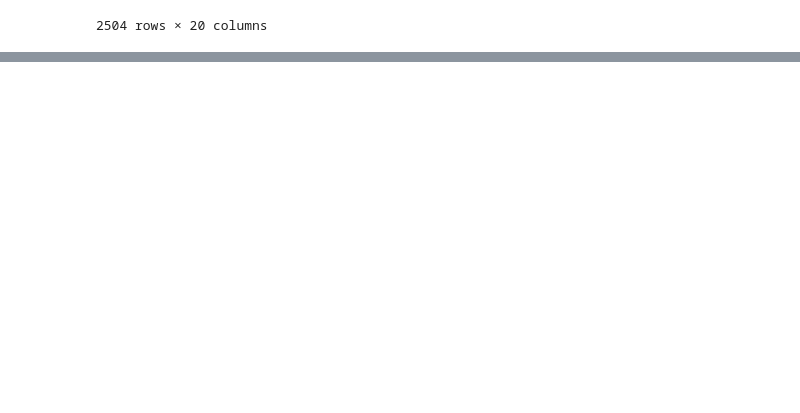
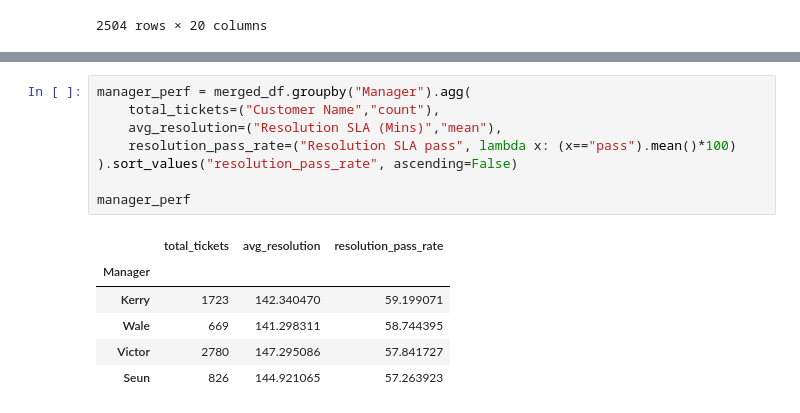
Before and after one commit to king-obobo/de-week5-datawranglingwithpandas-OboboEbuka, a Jupyter notebook: test.ipynb, the cells around one changed output, grey strips where cells are left out. Saved outputs shown, nothing was run; the diff lists cells and outputs as text; blank space fills up the shorter version.

```diff
--- a/test.ipynb
+++ b/test.ipynb
@@ -639,0 +736,15 @@ escalations
+# %%
+manager_perf = merged_df.groupby("Manager").agg(
+    total_tickets=("Customer Name","count"),
+    avg_resolution=("Resolution SLA (Mins)","mean"),
+    resolution_pass_rate=("Resolution SLA pass", lambda x: (x=="pass").mean()*100)
+).sort_values("resolution_pass_rate", ascending=False)
+
+manager_perf
+# %% [output]
+|  | total_tickets | avg_resolution | resolution_pass_rate |
+| Manager |  |  |  |
+| Kerry | 1723 | 142.340470 | 59.199071 |
+| Wale | 669 | 141.298311 | 58.744395 |
+| Victor | 2780 | 147.295086 | 57.841727 |
+| Seun | 826 | 144.921065 | 57.263923 |
```
Also changed, not shown: parts of 14 cells of this notebook, 14 other files.
